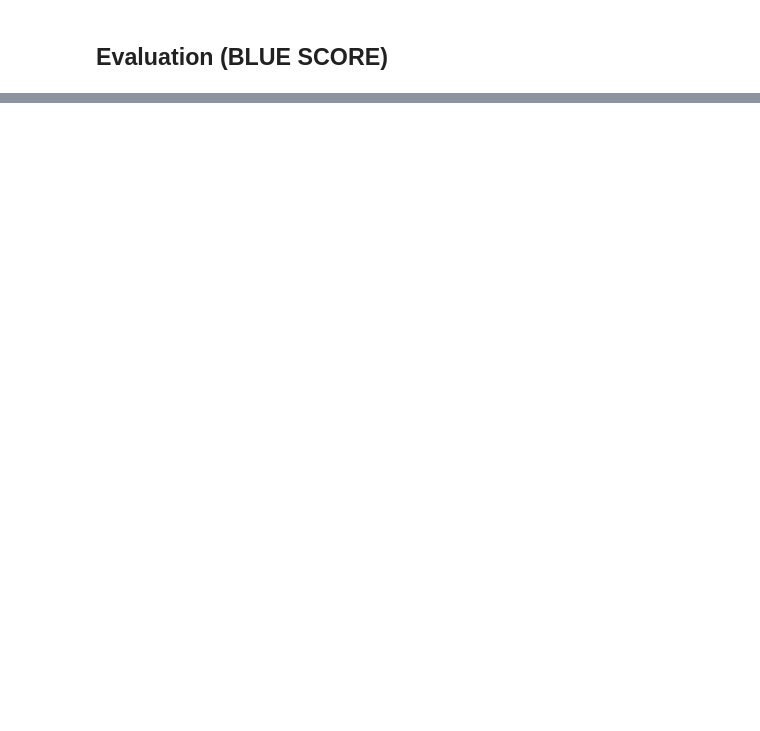
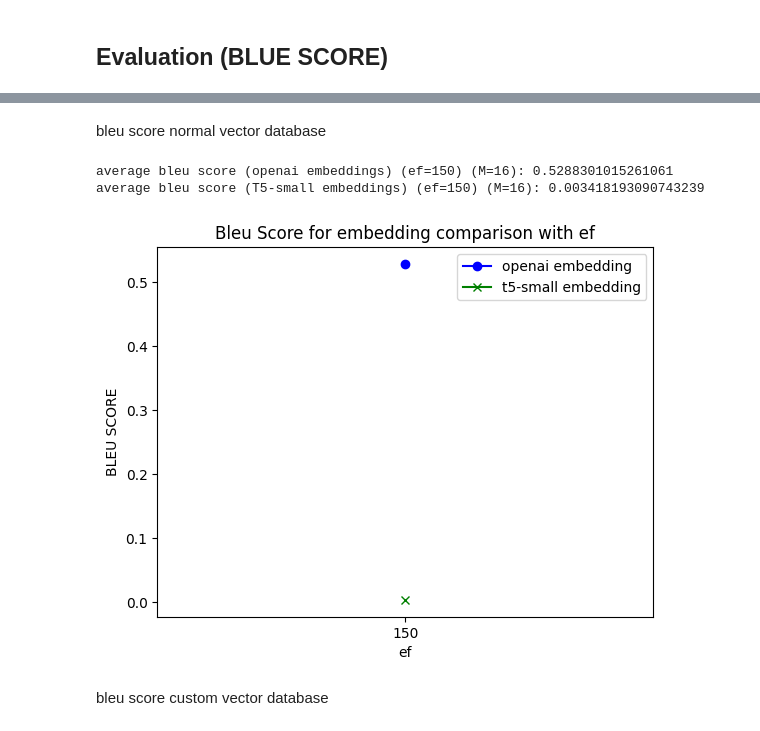
Before and after one commit to ATTIC-TOURS/rag, a Jupyter notebook: main.ipynb, the cells around one changed output, grey strips where cells are left out. Drawn from its saved outputs; the diff is of its cells as text; code cells hidden in the pictures; blank space fills up the shorter version.

Commit message:
add custom vector database

```diff
--- a/main.ipynb
+++ b/main.ipynb
@@ -142 +109,6 @@ custom_embeddings = RoBERTaEmbedding()
+# %%
+embeddings_list = [
+    ("openai embeddings", openai_embeddings),
+    ("T5-small embeddings", custom_embeddings)
+]
 # %% [markdown]
@@ -152,5 +119,0 @@ vector_store = InMemoryVectorStore.from_documents(pages, openai_embeddings)
-# %%
-# check
-docs = vector_store.similarity_search("What is the requirements for tourism?", k=7)
-for doc in docs:
-    print(f'Page {doc.metadata["page"]}: {doc.page_content}\n')
@@ -189,0 +180,11 @@ llm = ChatOpenAI(model="gpt-4o-mini")
+# %%
+# Create the custom vector store with HNSWLib
+vector_store = HNSWLibVectorStore(index=index, embedding_model=embeddings_list[0][1], documents=documents)
+
+# Perform a similarity search
+query = "tourism"
+results = vector_store.similarity_search(query, k=2)
+
+# Print the results
+for doc, score in results:
+    print(f"Document: {doc}, Similarity score: {score}")
@@ -216,3 +273,5 @@ class RAG:
         response = self.llm.invoke(prompt)
 
         return response.content
+# %%
+rag = RAG(documents, embeddings_list[0][1])
@@ -249,4 +308,60 @@ def tokenize_text(text):
     # Extract words (tokens)
     tokens = [token.text for token in doc]
     return tokens
+# %% [markdown]
+bleu score normal vector database
+# %%
+efs = list(range(150, 250, 100))
+Ms = [16] * len(efs)
+
+bleu_scores = []
+for name, embeddings in embeddings_list:
+    temp1_blue_scores = []
+    for ef, M in zip(efs, Ms):
+        rag = RAG(documents, embeddings)
+
+        temp2_blue_scores = []
+        # Using SmoothingFunction() to prevent zero BLEU score
+        smooth = SmoothingFunction().method1
+        for row in qa.itertuples():
+
+            question, answer1, answer2, answer3 = row[1], row[2], row[3], row[4]
+            references = [tokenize_text(answer1), tokenize_text(answer2), tokenize_text(answer3)]
+
+            # Calculate BLEU score (use sentence_bleu for a single sentence)
+            response = rag.response(question, custom_vector=False)
+            candidate = tokenize_text(response)
+
+            bleu_score = sentence_bleu(references, candidate, smoothing_function=smooth)
+            temp2_blue_scores.append(bleu_score)
+        average_bleu_score = sum(temp2_blue_scores)/len(temp2_blue_scores)
+        temp1_blue_scores.append(average_bleu_score)
+        print(f"average bleu score ({name}) (ef={ef}) (M={M}): {sum(temp2_blue_scores)/len(temp2_blue_scores)}")
+    bleu_scores.append(temp1_blue_scores)
+# %% [output]
+average bleu score (openai embeddings) (ef=150) (M=16): 0.5288301015261061
+average bleu score (T5-small embeddings) (ef=150) (M=16): 0.003418193090743239
+# %%
+import matplotlib.pyplot as plt
+
+# Plotting both lines on the same graph
+plt.plot(efs, bleu_scores[0], label="openai embedding", color='blue', marker='o')  # First line
+plt.plot(efs, bleu_scores[1], label="t5-small embedding", color='green', marker='x')  # Second line
+
+plt.xticks(efs)
+
+# Adding titles and labels
+plt.title('Bleu Score for embedding comparison with ef')
+plt.xlabel('ef')
+plt.ylabel('BLEU SCORE')
+
+# Showing legend
+plt.legend()
+
+# Displaying the plot
+plt.show()
+# %% [output]
+[figure, added]
+# %% [markdown]
+bleu score custom vector database
 # %%
```
Also changed, not shown: parts of 31 cells of this notebook.
